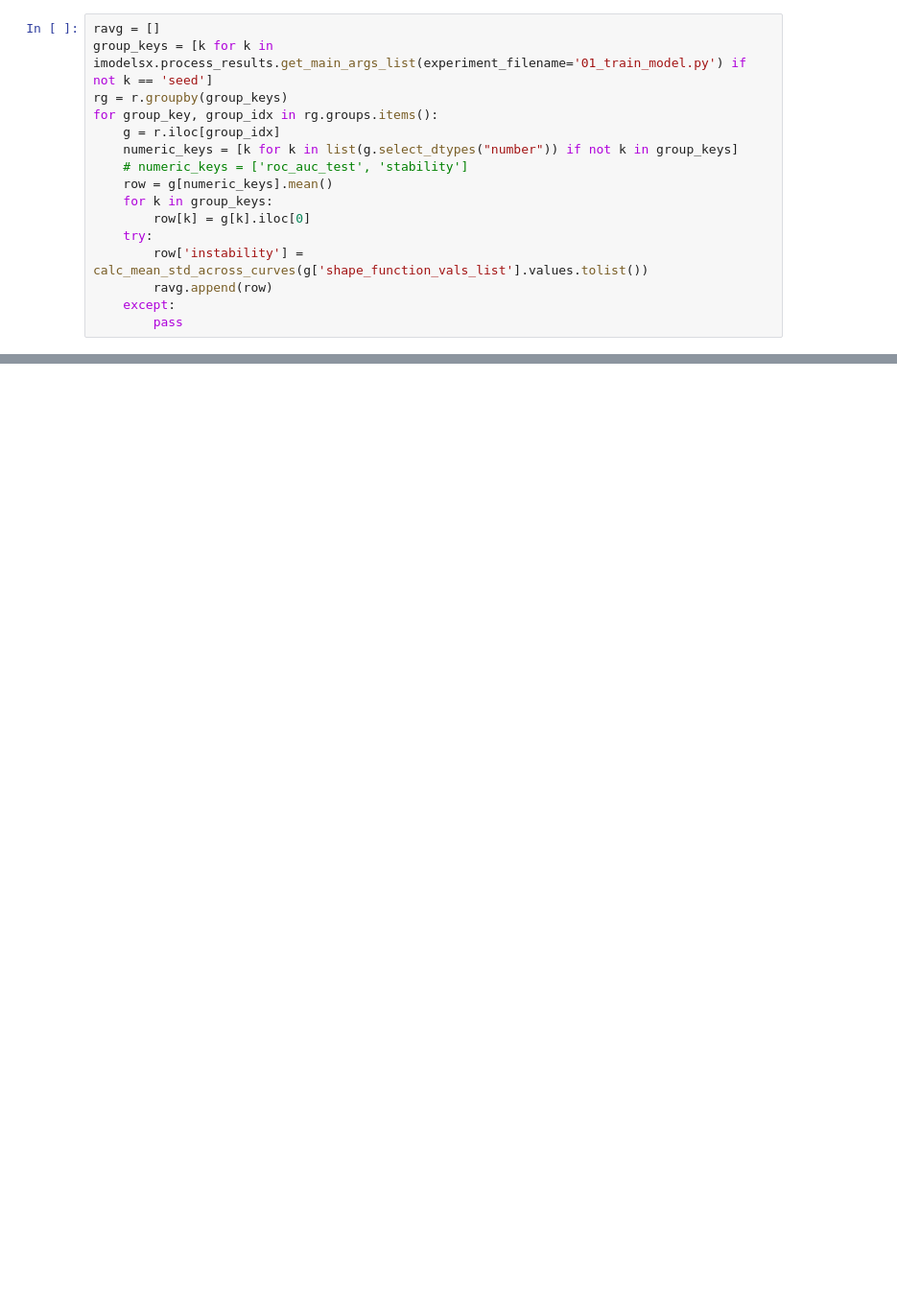
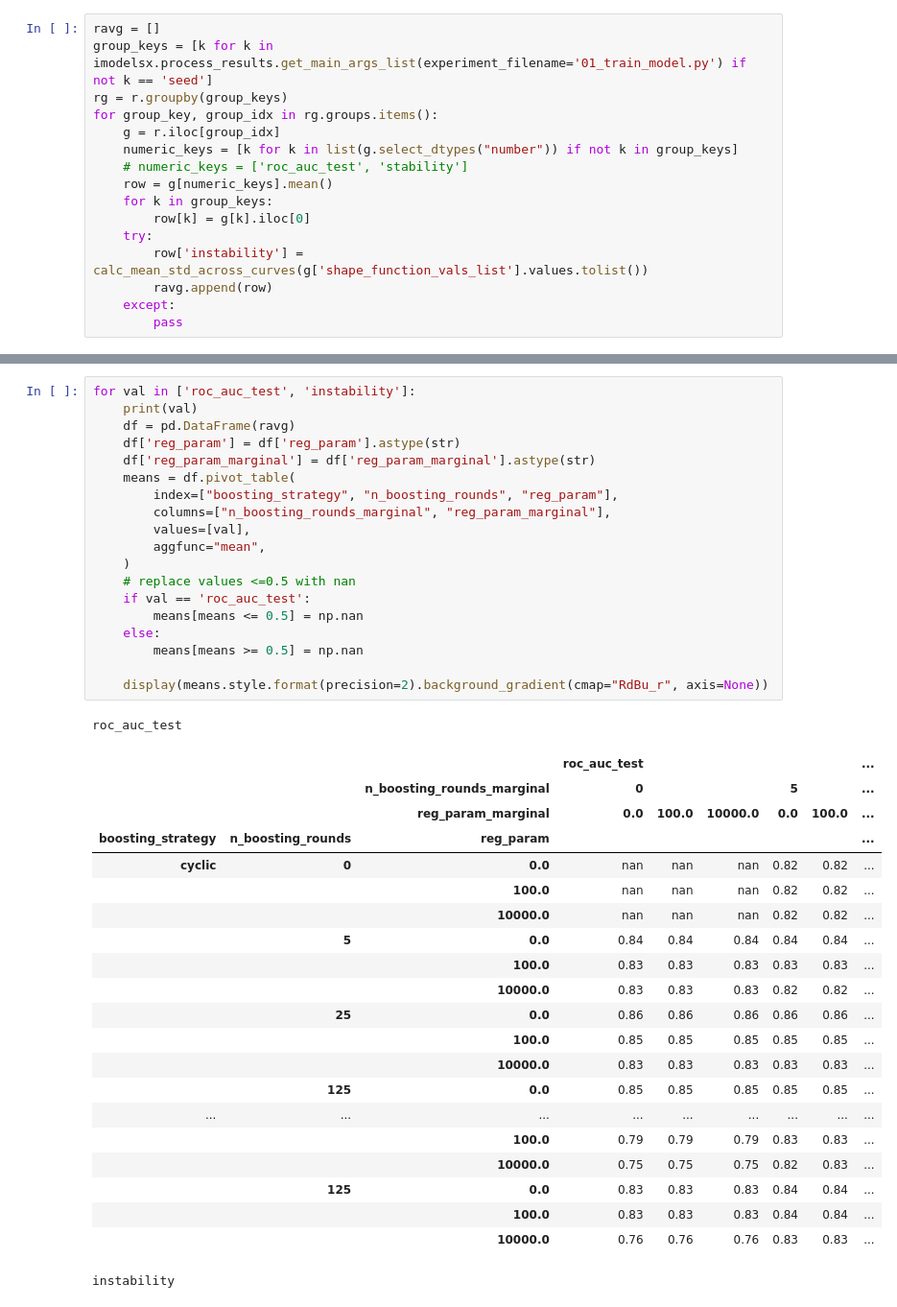
Before and after one commit to csinva/gam-experiments, a Jupyter notebook: notebooks/01_model_results.ipynb, the cells around one changed output, grey strips where cells are left out. Shown at 96% size. Cells and saved outputs as stored; diff of their text form; blank space fills up the shorter version.

```diff
--- a/notebooks/01_model_results.ipynb
+++ b/notebooks/01_model_results.ipynb
@@ -114,0 +85,42 @@ Error:
+# %%
+for val in ['roc_auc_test', 'instability']:
+    print(val)
+    df = pd.DataFrame(ravg)
+    df['reg_param'] = df['reg_param'].astype(str)
+    df['reg_param_marginal'] = df['reg_param_marginal'].astype(str)
+    means = df.pivot_table(
+        index=["boosting_strategy", "n_boosting_rounds", "reg_param"],
+        columns=["n_boosting_rounds_marginal", "reg_param_marginal"],
+        values=[val],
+        aggfunc="mean",
+    )
+    # replace values <=0.5 with nan
+    if val == 'roc_auc_test':
+        means[means <= 0.5] = np.nan
+    else:
+        means[means >= 0.5] = np.nan
+
+    display(means.style.format(precision=2).background_gradient(cmap="RdBu_r", axis=None))
+# %% [output]
+roc_auc_test
+|  |  |  | roc_auc_test |  |  |  |  | ... |
+|  |  | n_boosting_rounds_marginal | 0 |  |  | 5 |  | ... |
+|  |  | reg_param_marginal | 0.0 | 100.0 | 10000.0 | 0.0 | 100.0 | ... |
+| boosting_strategy | n_boosting_rounds | reg_param |  |  |  |  |  | ... |
+| cyclic | 0 | 0.0 | nan | nan | nan | 0.82 | 0.82 | ... |
+|  |  | 100.0 | nan | nan | nan | 0.82 | 0.82 | ... |
+|  |  | 10000.0 | nan | nan | nan | 0.82 | 0.82 | ... |
+|  | 5 | 0.0 | 0.84 | 0.84 | 0.84 | 0.84 | 0.84 | ... |
+|  |  | 100.0 | 0.83 | 0.83 | 0.83 | 0.83 | 0.83 | ... |
+|  |  | 10000.0 | 0.83 | 0.83 | 0.83 | 0.82 | 0.82 | ... |
+|  | 25 | 0.0 | 0.86 | 0.86 | 0.86 | 0.86 | 0.86 | ... |
+|  |  | 100.0 | 0.85 | 0.85 | 0.85 | 0.85 | 0.85 | ... |
+|  |  | 10000.0 | 0.83 | 0.83 | 0.83 | 0.83 | 0.83 | ... |
+|  | 125 | 0.0 | 0.85 | 0.85 | 0.85 | 0.85 | 0.85 | ... |
+| ... | ... | ... | ... | ... | ... | ... | ... | ... |
+|  |  | 100.0 | 0.79 | 0.79 | 0.79 | 0.83 | 0.83 | ... |
+|  |  | 10000.0 | 0.75 | 0.75 | 0.75 | 0.82 | 0.83 | ... |
+|  | 125 | 0.0 | 0.83 | 0.83 | 0.83 | 0.84 | 0.84 | ... |
+|  |  | 100.0 | 0.83 | 0.83 | 0.83 | 0.84 | 0.84 | ... |
+|  |  | 10000.0 | 0.76 | 0.76 | 0.76 | 0.83 | 0.83 | ... |
+instability
```
Also changed, not shown: parts of 4 cells of this notebook, 2 other files.
